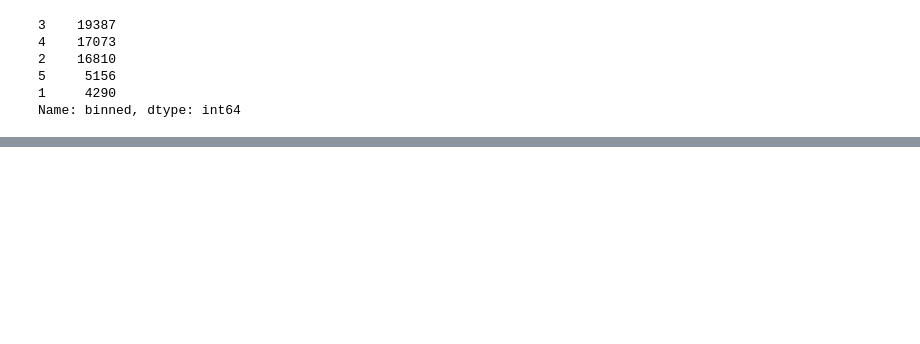
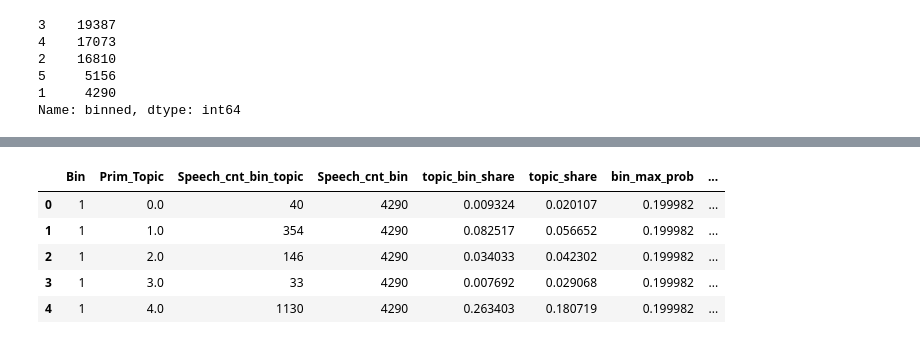
Before and after one commit to YuliaZamriy/W266-Final-Project, a Jupyter notebook: LDA/LDA-Classification-gender-test.ipynb, the cells around one changed output, grey strips where cells are left out. Saved outputs shown, nothing was run; the diff lists cells and outputs as text; code cells hidden in the pictures; blank space fills up the shorter version.

```diff
--- a/LDA/LDA-Classification-gender-test.ipynb
+++ b/LDA/LDA-Classification-gender-test.ipynb
@@ -182,0 +184,5 @@ Name: binned, dtype: int64
+# %%
+topic_share = final_df[['Prim_Topic', 'speech_id']].groupby('Prim_Topic').count() / final_df.shape[0]
+topic_share.columns = ['topic_share']
+topic_share.reset_index(inplace=True)
+topic_share.head()
@@ -182,0 +219,15 @@ Name: binned, dtype: int64
+# %%
+cnt_by_bin_topic = final_df[['Prim_Topic', 'binned', 'speech_id']].groupby(['binned', 'Prim_Topic']).count().reset_index()
+cnt_by_bin_topic.columns = ['Bin', 'Prim_Topic', 'Speech_cnt_bin_topic']
+cnt_by_bin_topic = cnt_by_bin_topic.merge(cnt_by_bin, on='Bin')
+cnt_by_bin_topic['topic_bin_share'] = cnt_by_bin_topic.Speech_cnt_bin_topic / cnt_by_bin_topic.Speech_cnt_bin
+cnt_by_bin_topic = cnt_by_bin_topic.merge(topic_share, on='Prim_Topic').merge(prob_by_bin, on='Bin')
+cnt_by_bin_topic['topic_share_index'] = cnt_by_bin_topic.topic_bin_share / cnt_by_bin_topic.topic_share
+cnt_by_bin_topic.head()
+# %% [output]
+|  | Bin | Prim_Topic | Speech_cnt_bin_topic | Speech_cnt_bin | topic_bin_share | topic_share | bin_max_prob | ... |
+| 0 | 1 | 0.0 | 40 | 4290 | 0.009324 | 0.020107 | 0.199982 | ... |
+| 1 | 1 | 1.0 | 354 | 4290 | 0.082517 | 0.056652 | 0.199982 | ... |
+| 2 | 1 | 2.0 | 146 | 4290 | 0.034033 | 0.042302 | 0.199982 | ... |
+| 3 | 1 | 3.0 | 33 | 4290 | 0.007692 | 0.029068 | 0.199982 | ... |
+| 4 | 1 | 4.0 | 1130 | 4290 | 0.263403 | 0.180719 | 0.199982 | ... |
```
Also changed, not shown: parts of 12 cells of this notebook, 1 other file.
